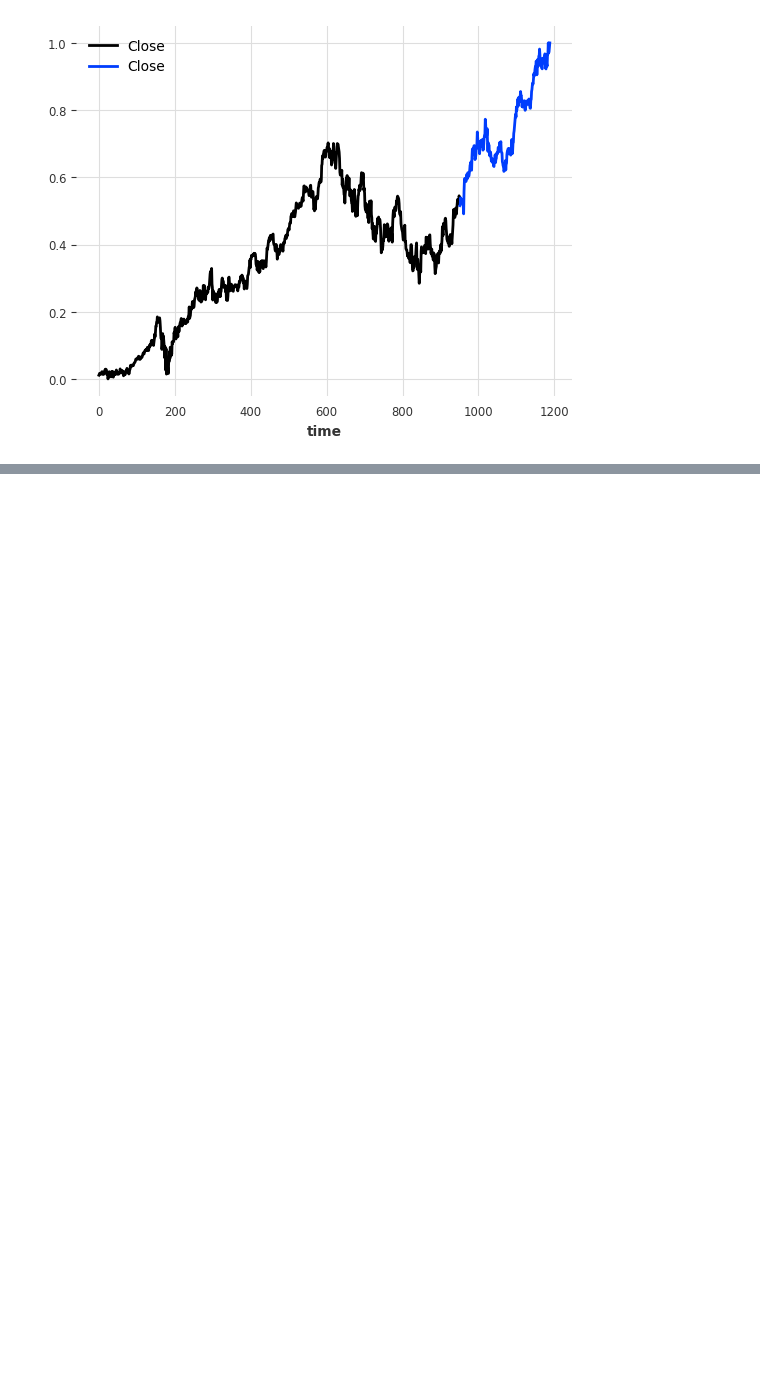
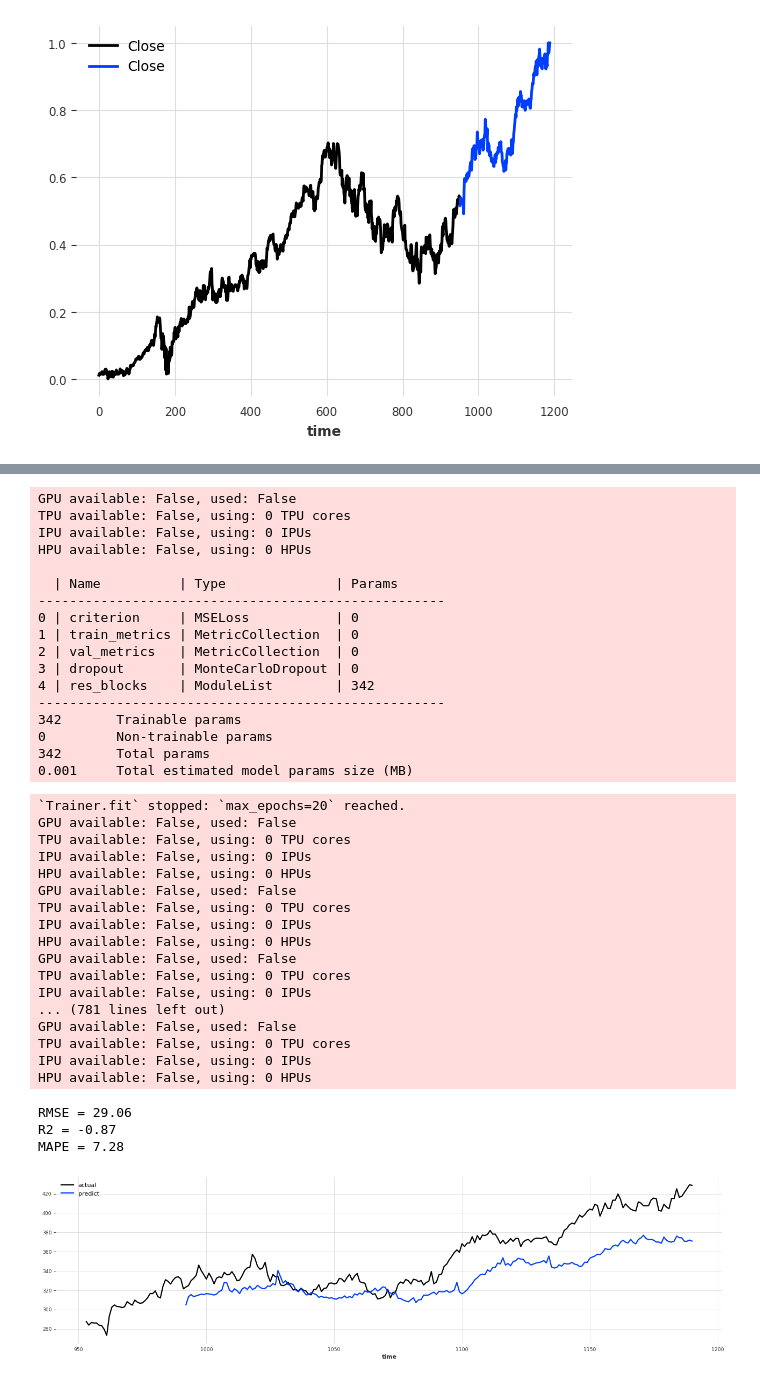
Before and after one commit to EunjinAn/TimeSeries_Project, a Jupyter notebook: model_TCN.ipynb, the cells around one changed output, grey strips where cells are left out. Drawn from its saved outputs; the diff is of its cells as text; code cells hidden in the pictures; blank space fills up the shorter version.

```diff
--- a/model_TCN.ipynb
+++ b/model_TCN.ipynb
@@ -155,0 +148,69 @@ MAPE = 4.20
+# %%
+TCN_par2 = TCNModel(
+    input_chunk_length=30,
+    output_chunk_length=10,
+    kernel_size=4, num_filters=4, num_layers=3, dilation_base=2,
+    n_epochs=20
+)
+TCN_par2.fit(train['Close'], past_covariates=past_cov_train_vol)
+
+TCN_par2_pred_series = TCN_par2.historical_forecasts(
+    series=validation['Close'],
+    forecast_horizon=10,
+    past_covariates=past_cov_val_vol,
+    retrain=False,
+    verbose=False,
+)
+pred_price = scaler.inverse_transform(TCN_par2_pred_series)
+actual_price = scaler.inverse_transform(validation['Close'])
+
+TCN_par2_rmse = rmse(pred_price,actual_price)
+TCN_par2_r2 = r2_score(pred_price,actual_price)
+TCN_par2_mape = mape(pred_price,actual_price)
+print("RMSE = %.2f" % TCN_par2_rmse)
+print("R2 = %.2f" % TCN_par2_r2)
+print("MAPE = %.2f" % TCN_par2_mape)
+
+plt.figure(figsize=(20, 5), dpi=80)
+actual_price.plot(label="actual")
+pred_price.plot(label="predict")
+plt.show()
+# %% [output]
+GPU available: False, used: False
+TPU available: False, using: 0 TPU cores
+IPU available: False, using: 0 IPUs
+HPU available: False, using: 0 HPUs
+
+  | Name          | Type              | Params
+----------------------------------------------------
+0 | criterion     | MSELoss           | 0
+1 | train_metrics | MetricCollection  | 0
+2 | val_metrics   | MetricCollection  | 0
+3 | dropout       | MonteCarloDropout | 0
+4 | res_blocks    | ModuleList        | 342
+----------------------------------------------------
+342       Trainable params
+0         Non-trainable params
+342       Total params
+0.001     Total estimated model params size (MB)
+`Trainer.fit` stopped: `max_epochs=20` reached.
+GPU available: False, used: False
+TPU available: False, using: 0 TPU cores
+IPU available: False, using: 0 IPUs
+HPU available: False, using: 0 HPUs
+GPU available: False, used: False
+TPU available: False, using: 0 TPU cores
+IPU available: False, using: 0 IPUs
+HPU available: False, using: 0 HPUs
+GPU available: False, used: False
+TPU available: False, using: 0 TPU cores
+IPU available: False, using: 0 IPUs
+... (781 lines left out)
+GPU available: False, used: False
+TPU available: False, using: 0 TPU cores
+IPU available: False, using: 0 IPUs
+HPU available: False, using: 0 HPUs
+RMSE = 29.06
+R2 = -0.87
+MAPE = 7.28
+[figure, added]
```
Also changed, not shown: parts of 11 cells of this notebook, 5 other files.
